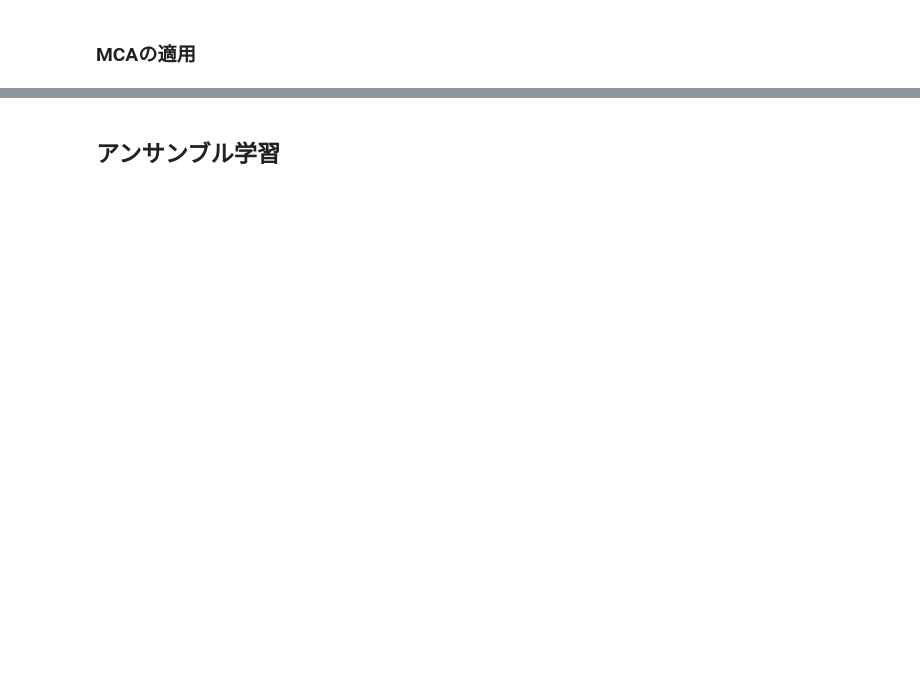
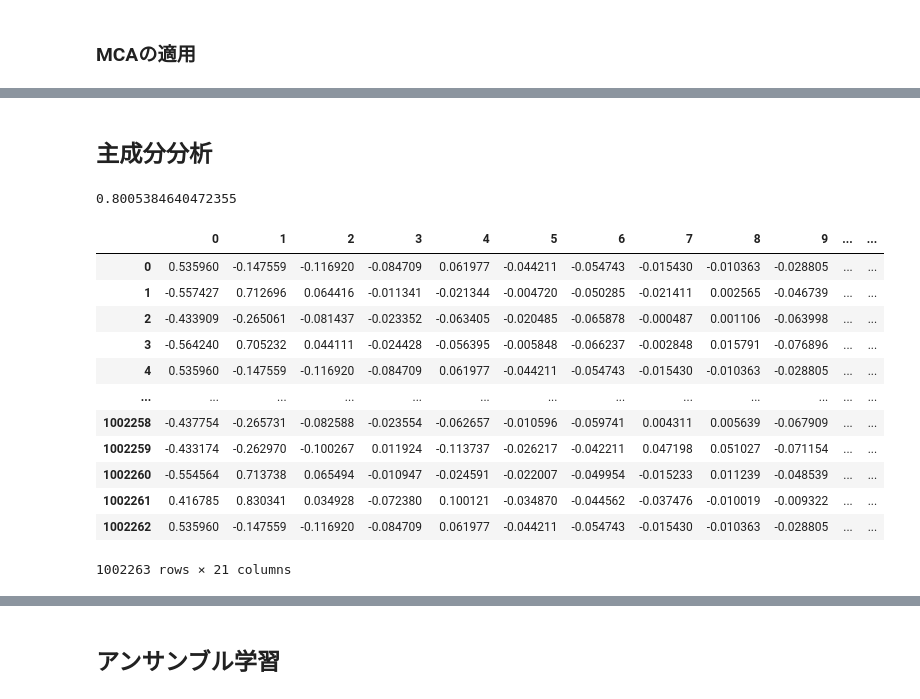
Before and after one commit to rrrrind/kaggle, a Jupyter notebook: workspace/Tabular_Playground_Series_Dec_2021/main.ipynb, the cells around one changed output, grey strips where cells are left out. Saved outputs shown, nothing was run; the diff lists cells and outputs as text; code cells hidden in the pictures; blank space fills up the shorter version.

```diff
--- a/workspace/Tabular_Playground_Series_Dec_2021/main.ipynb
+++ b/workspace/Tabular_Playground_Series_Dec_2021/main.ipynb
@@ -282,0 +301,26 @@ mca_result = mca_output.groupby("ID").mean()
+# %% [markdown]
+## 主成分分析
+# %%
+pca = PCA(n_components=21, random_state=0)
+pca.fit(mca_targ)
+print(sum(pca.explained_variance_ratio_))
+# %% [output]
+0.8005384640472355
+# %%
+pca_result = pca.fit_transform(mca_targ)
+# %%
+pd.DataFrame(pca_result)
+# %% [output]
+|  | 0 | 1 | 2 | 3 | 4 | 5 | 6 | 7 | 8 | 9 | ... | ... |
+| 0 | 0.535960 | -0.147559 | -0.116920 | -0.084709 | 0.061977 | -0.044211 | -0.054743 | -0.015430 | -0.010363 | -0.028805 | ... | ... |
+| 1 | -0.557427 | 0.712696 | 0.064416 | -0.011341 | -0.021344 | -0.004720 | -0.050285 | -0.021411 | 0.002565 | -0.046739 | ... | ... |
+| 2 | -0.433909 | -0.265061 | -0.081437 | -0.023352 | -0.063405 | -0.020485 | -0.065878 | -0.000487 | 0.001106 | -0.063998 | ... | ... |
+| 3 | -0.564240 | 0.705232 | 0.044111 | -0.024428 | -0.056395 | -0.005848 | -0.066237 | -0.002848 | 0.015791 | -0.076896 | ... | ... |
+| 4 | 0.535960 | -0.147559 | -0.116920 | -0.084709 | 0.061977 | -0.044211 | -0.054743 | -0.015430 | -0.010363 | -0.028805 | ... | ... |
+| ... | ... | ... | ... | ... | ... | ... | ... | ... | ... | ... | ... | ... |
+| 1002258 | -0.437754 | -0.265731 | -0.082588 | -0.023554 | -0.062657 | -0.010596 | -0.059741 | 0.004311 | 0.005639 | -0.067909 | ... | ... |
+| 1002259 | -0.433174 | -0.262970 | -0.100267 | 0.011924 | -0.113737 | -0.026217 | -0.042211 | 0.047198 | 0.051027 | -0.071154 | ... | ... |
+| 1002260 | -0.554564 | 0.713738 | 0.065494 | -0.010947 | -0.024591 | -0.022007 | -0.049954 | -0.015233 | 0.011239 | -0.048539 | ... | ... |
+| 1002261 | 0.416785 | 0.830341 | 0.034928 | -0.072380 | 0.100121 | -0.034870 | -0.044562 | -0.037476 | -0.010019 | -0.009322 | ... | ... |
+| 1002262 | 0.535960 | -0.147559 | -0.116920 | -0.084709 | 0.061977 | -0.044211 | -0.054743 | -0.015430 | -0.010363 | -0.028805 | ... | ... |
+1002263 rows × 21 columns
```
Also changed, not shown: parts of 14 cells of this notebook.
